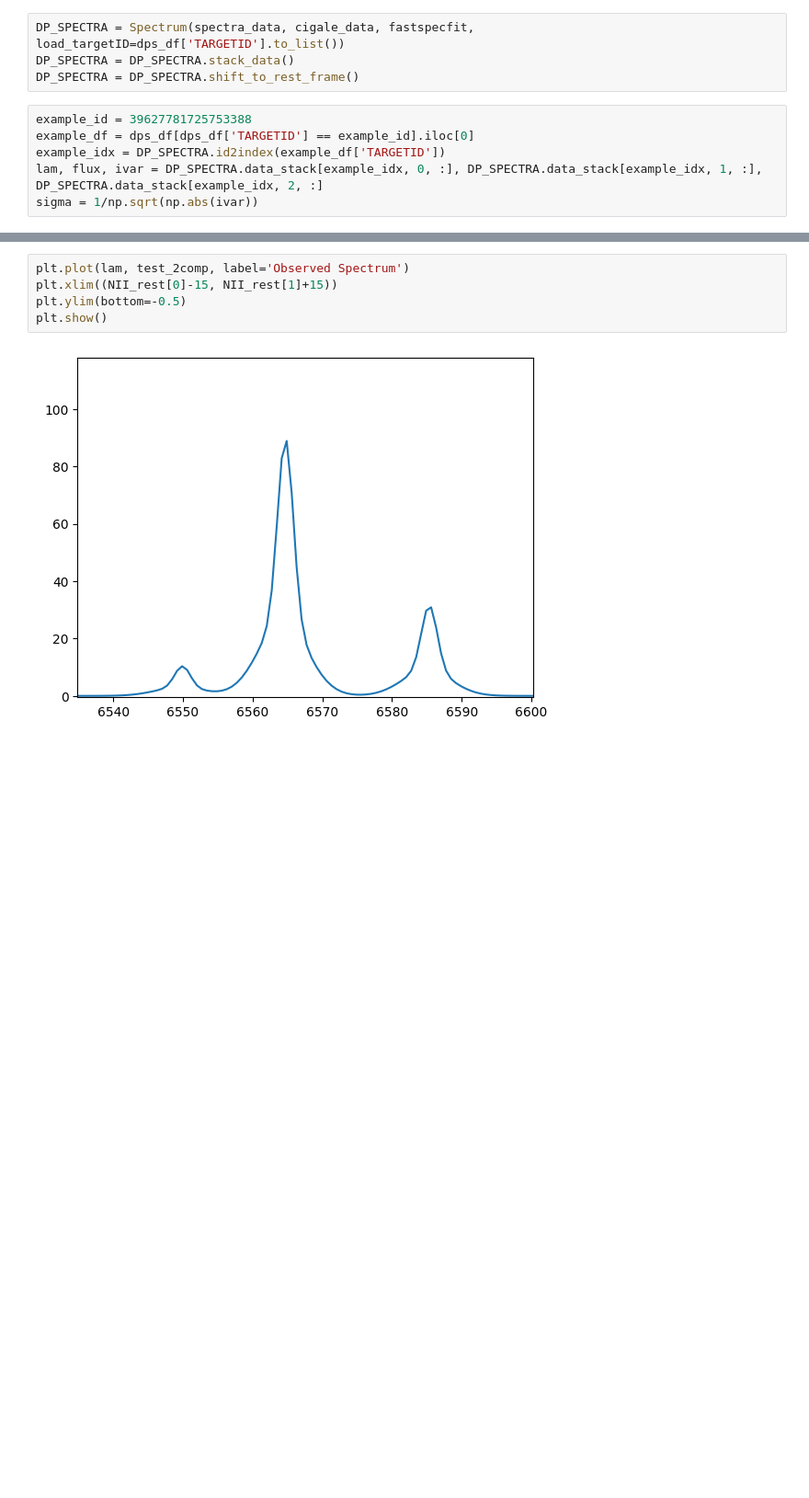
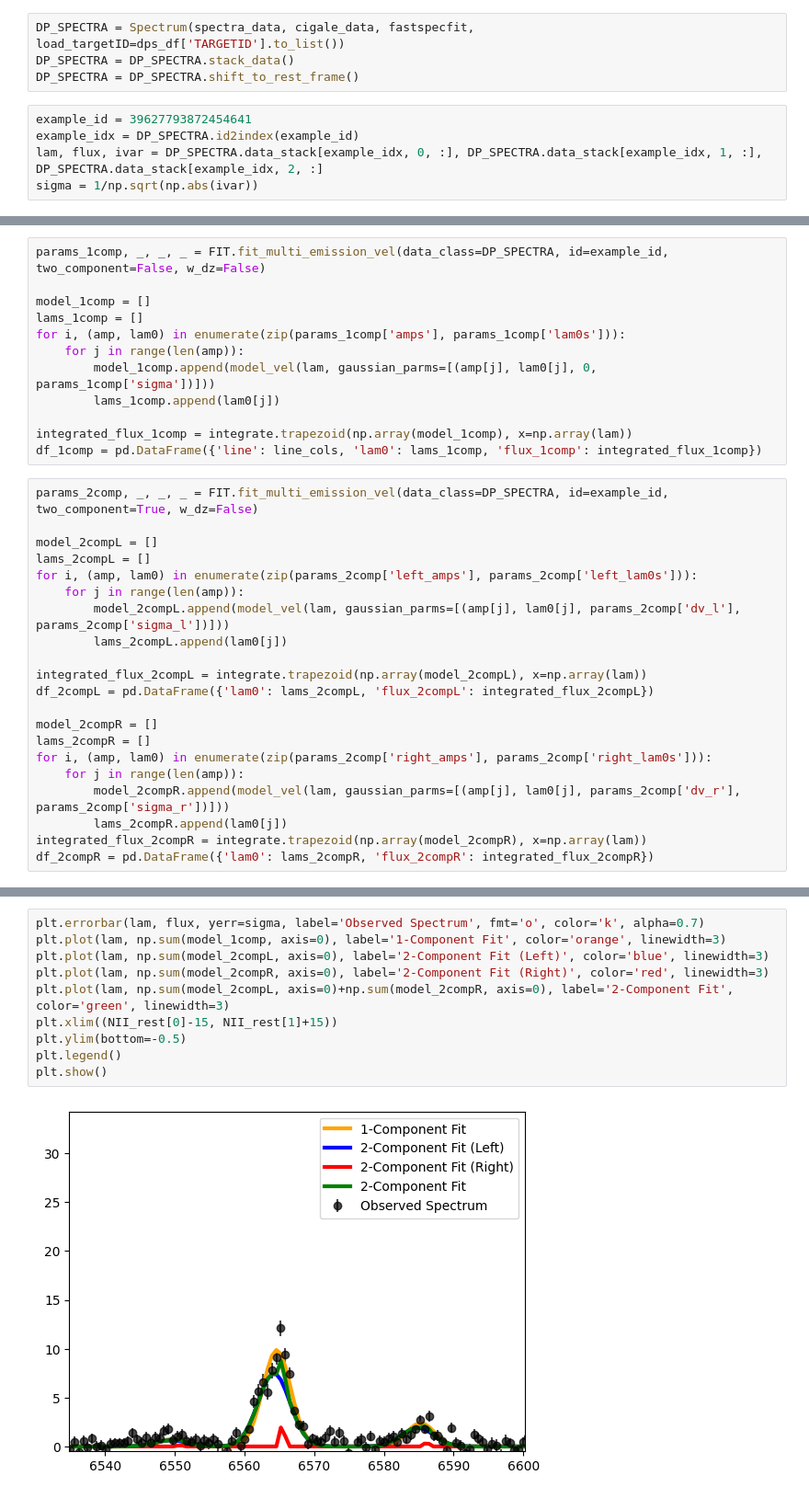
Before and after one commit to hyp0515/searching_inflow, a Jupyter notebook: estimate_SFR.ipynb, the cells around one changed output, grey strips where cells are left out. Shown at 92% size. Drawn from its saved outputs; the diff is of its cells as text; blank space fills up the shorter version.

```diff
--- a/estimate_SFR.ipynb
+++ b/estimate_SFR.ipynb
@@ -17,8 +22,7 @@ DP_SPECTRA = Spectrum(spectra_data, cigale_data, fastspecfit, load_targetID=dps_
 DP_SPECTRA = DP_SPECTRA.stack_data()
 DP_SPECTRA = DP_SPECTRA.shift_to_rest_frame()
 # %%
-example_id = 39627781725753388
-example_df = dps_df[dps_df['TARGETID'] == example_id].iloc[0]
-example_idx = DP_SPECTRA.id2index(example_df['TARGETID'])
+example_id = 39627793872454641
+example_idx = DP_SPECTRA.id2index(example_id)
 lam, flux, ivar = DP_SPECTRA.data_stack[example_idx, 0, :], DP_SPECTRA.data_stack[example_idx, 1, :], DP_SPECTRA.data_stack[example_idx, 2, :]
 sigma = 1/np.sqrt(np.abs(ivar))
@@ -29,0 +47,33 @@ test_2comp = test_2comp_l + test_2comp_r
+# %%
+params_1comp, _, _, _ = FIT.fit_multi_emission_vel(data_class=DP_SPECTRA, id=example_id, two_component=False, w_dz=False)
+
+model_1comp = []
+lams_1comp = []
+for i, (amp, lam0) in enumerate(zip(params_1comp['amps'], params_1comp['lam0s'])):
+    for j in range(len(amp)):
+        model_1comp.append(model_vel(lam, gaussian_parms=[(amp[j], lam0[j], 0, params_1comp['sigma'])]))
+        lams_1comp.append(lam0[j])
+
+integrated_flux_1comp = integrate.trapezoid(np.array(model_1comp), x=np.array(lam))
+df_1comp = pd.DataFrame({'line': line_cols, 'lam0': lams_1comp, 'flux_1comp': integrated_flux_1comp})
+# %%
+params_2comp, _, _, _ = FIT.fit_multi_emission_vel(data_class=DP_SPECTRA, id=example_id, two_component=True, w_dz=False)
+
+model_2compL = []
+lams_2compL = []
+for i, (amp, lam0) in enumerate(zip(params_2comp['left_amps'], params_2comp['left_lam0s'])):
+    for j in range(len(amp)):
+        model_2compL.append(model_vel(lam, gaussian_parms=[(amp[j], lam0[j], params_2comp['dv_l'], params_2comp['sigma_l'])]))
+        lams_2compL.append(lam0[j])
+
+integrated_flux_2compL = integrate.trapezoid(np.array(model_2compL), x=np.array(lam))
+df_2compL = pd.DataFrame({'lam0': lams_2compL, 'flux_2compL': integrated_flux_2compL})
+
+model_2compR = []
+lams_2compR = []
+for i, (amp, lam0) in enumerate(zip(params_2comp['right_amps'], params_2comp['right_lam0s'])):
+    for j in range(len(amp)):
+        model_2compR.append(model_vel(lam, gaussian_parms=[(amp[j], lam0[j], params_2comp['dv_r'], params_2comp['sigma_r'])]))
+        lams_2compR.append(lam0[j])
+integrated_flux_2compR = integrate.trapezoid(np.array(model_2compR), x=np.array(lam))
+df_2compR = pd.DataFrame({'lam0': lams_2compR, 'flux_2compR': integrated_flux_2compR})
@@ -30,7 +99,12 @@ test_2comp = test_2comp_l + test_2comp_r
 # %%
-plt.plot(lam, test_2comp, label='Observed Spectrum')
+plt.errorbar(lam, flux, yerr=sigma, label='Observed Spectrum', fmt='o', color='k', alpha=0.7)
+plt.plot(lam, np.sum(model_1comp, axis=0), label='1-Component Fit', color='orange', linewidth=3)
+plt.plot(lam, np.sum(model_2compL, axis=0), label='2-Component Fit (Left)', color='blue', linewidth=3)
+plt.plot(lam, np.sum(model_2compR, axis=0), label='2-Component Fit (Right)', color='red', linewidth=3)
+plt.plot(lam, np.sum(model_2compL, axis=0)+np.sum(model_2compR, axis=0), label='2-Component Fit', color='green', linewidth=3)
 plt.xlim((NII_rest[0]-15, NII_rest[1]+15))
 plt.ylim(bottom=-0.5)
+plt.legend()
 plt.show()
 # %% [output]
-[figure, old version]
+[figure, new version]
```
Also changed, not shown: parts of 9 cells of this notebook, 2 other files.
